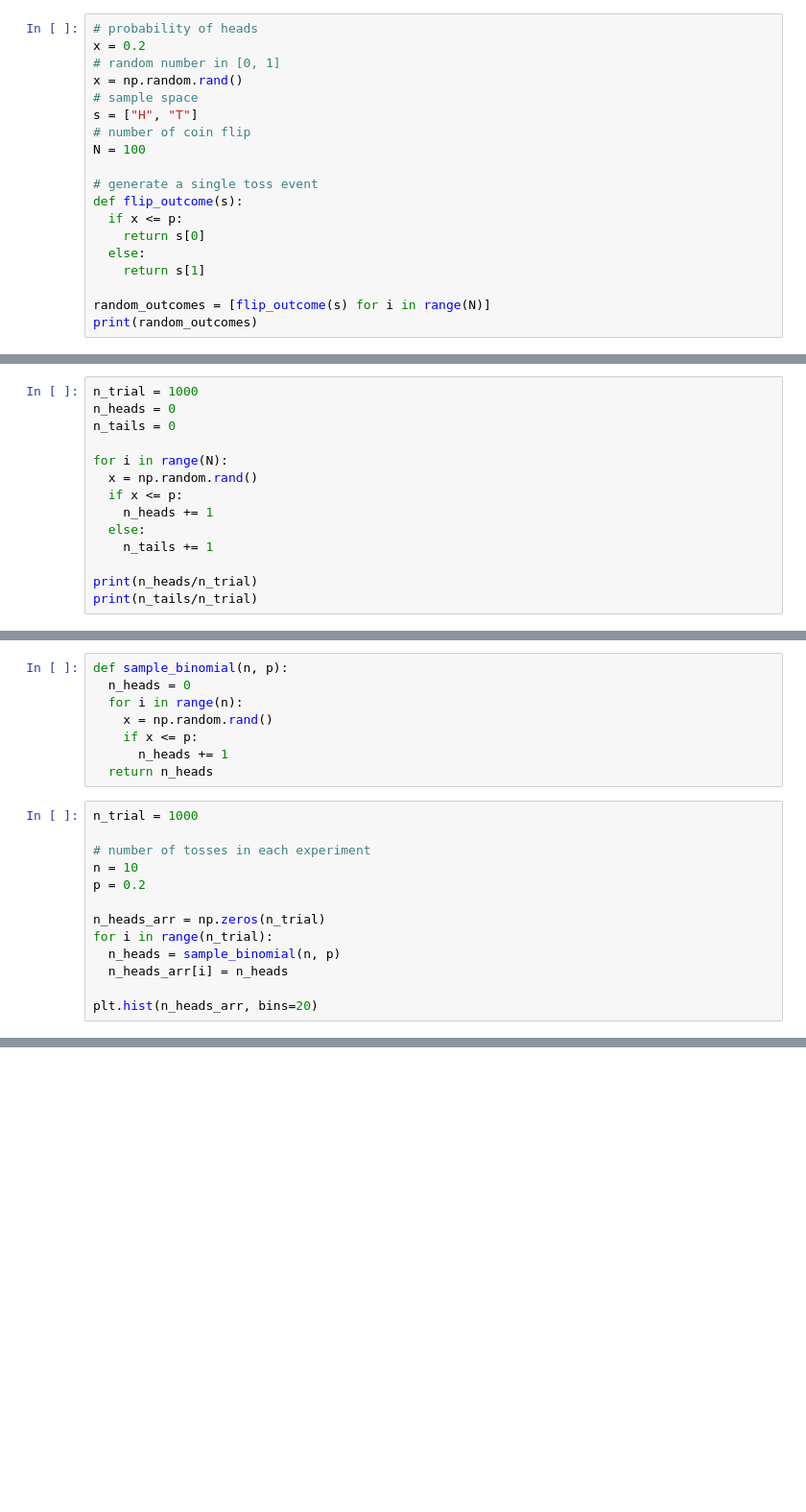
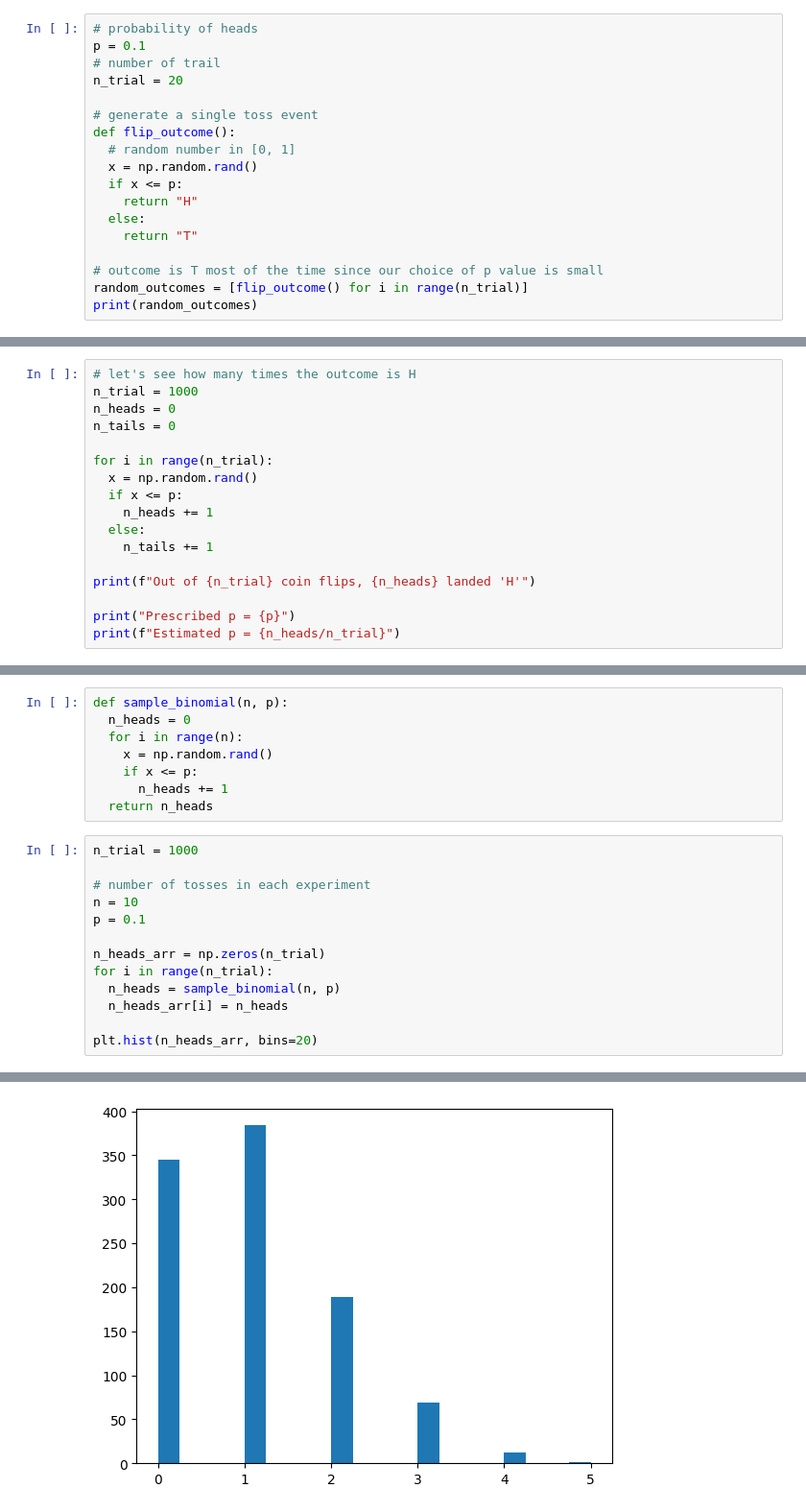
Before and after one commit to shazzad-hasan/experiments, a Jupyter notebook: binomial_distribution/binomial.ipynb, the cells around one changed output, grey strips where cells are left out. Shown at 96% size. Drawn from its saved outputs; the diff is of its cells as text; blank space fills up the shorter version.

```diff
--- a/binomial_distribution/binomial.ipynb
+++ b/binomial_distribution/binomial.ipynb
@@ -36,19 +44,18 @@ print(samples)
 # %%
 # probability of heads
-x = 0.2
-# random number in [0, 1]
-x = np.random.rand()
-# sample space
-s = ["H", "T"]
-# number of coin flip
-N = 100
+p = 0.1
+# number of trail
+n_trial = 20
 
 # generate a single toss event
-def flip_outcome(s):
+def flip_outcome():
+  # random number in [0, 1]
+  x = np.random.rand()
   if x <= p:
-    return s[0]
+    return "H"
   else:
-    return s[1]
+    return "T"
 
-random_outcomes = [flip_outcome(s) for i in range(N)]
+# outcome is T most of the time since our choice of p value is small
+random_outcomes = [flip_outcome() for i in range(n_trial)]
 print(random_outcomes)
@@ -55,14 +64,17 @@ print(random_outcomes)
 # %%
+# let's see how many times the outcome is H
 n_trial = 1000
 n_heads = 0
 n_tails = 0
 
-for i in range(N):
+for i in range(n_trial):
   x = np.random.rand()
   if x <= p:
     n_heads += 1
   else:
     n_tails += 1
 
-print(n_heads/n_trial)
-print(n_tails/n_trial)
+print(f"Out of {n_trial} coin flips, {n_heads} landed 'H'")
+
+print("Prescribed p = {p}")
+print(f"Estimated p = {n_heads/n_trial}")
@@ -79,7 +97,7 @@ n_trial = 1000
 
 # number of tosses in each experiment
 n = 10
-p = 0.2
+p = 0.1
 
 n_heads_arr = np.zeros(n_trial)
 for i in range(n_trial):
@@ -87,3 +105,4 @@ for i in range(n_trial):
   n_heads_arr[i] = n_heads
 
 plt.hist(n_heads_arr, bins=20)
+# %% [output]
@@ -90,3 +114,4 @@ plt.hist(n_heads_arr, bins=20)
+[figure, added]
 # %%
 for i in range(n+1):
   # number of trials with 'i' heads
```
Also changed, not shown: parts of 10 cells of this notebook.
